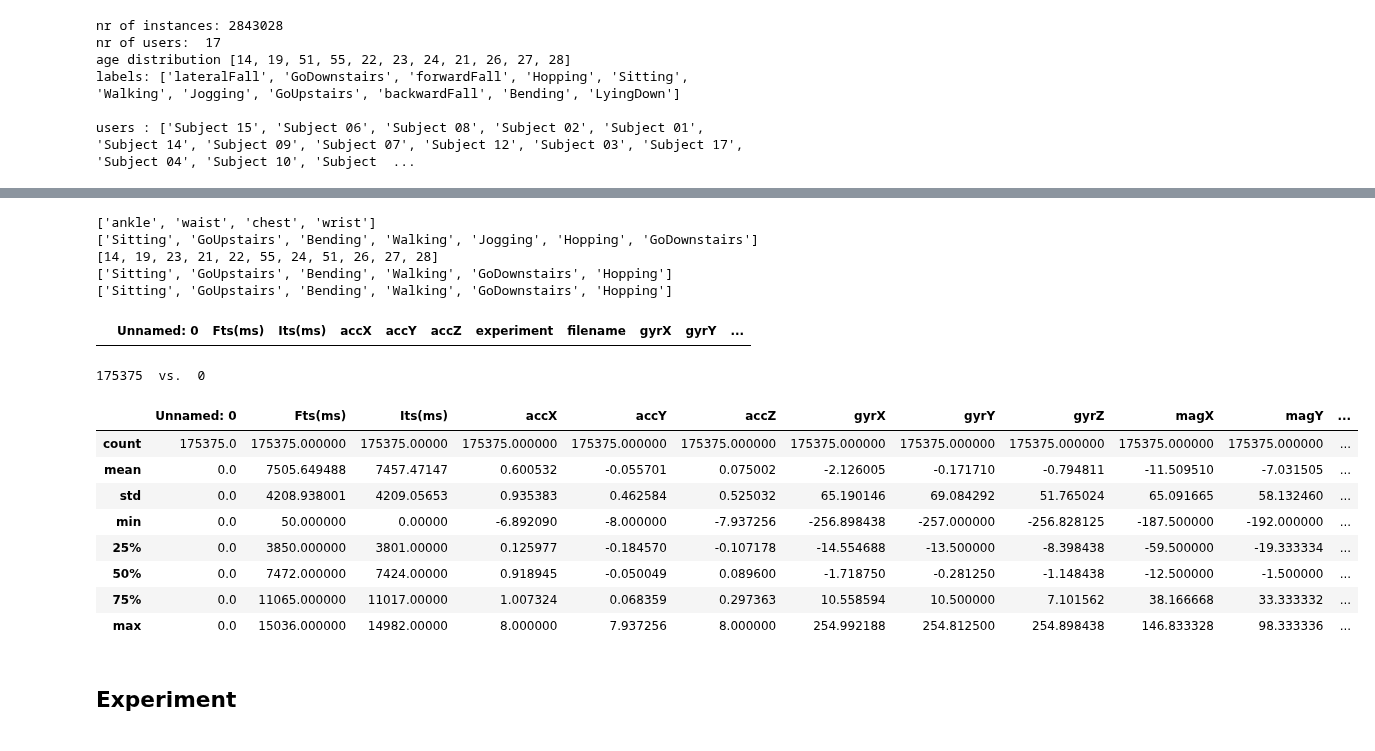
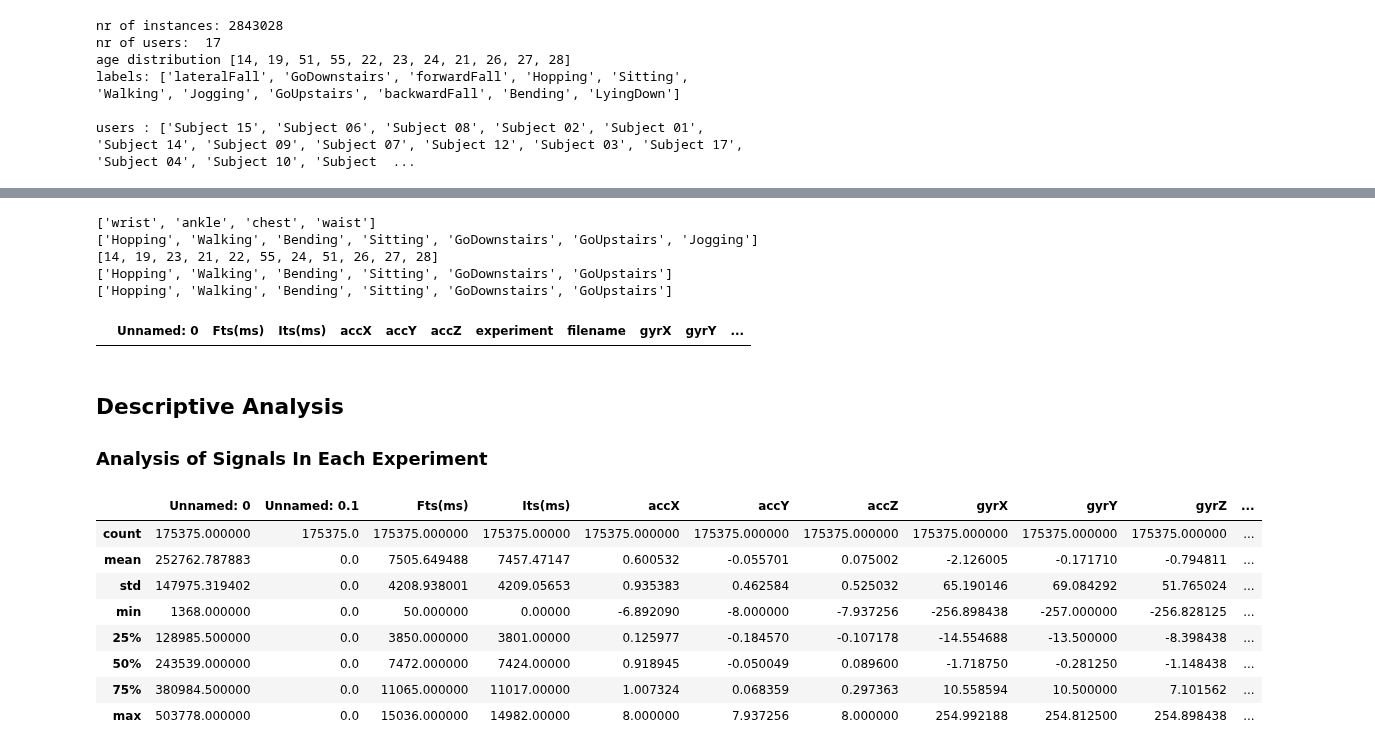
Before and after one commit to pbmiguel/py-har, a Jupyter notebook: TASKS/T1/pre-processing/2016-ANSAMO/2016-ANSAMO-preprocessing-final-version.ipynb, the cells around one changed output, grey strips where cells are left out. Saved outputs shown, nothing was run; the diff lists cells and outputs as text; code cells hidden in the pictures.

Commit message:
edit. descriptive analysis script; issue #1

```diff
--- a/TASKS/T1/pre-processing/2016-ANSAMO/2016-ANSAMO-preprocessing-final-version.ipynb
+++ b/TASKS/T1/pre-processing/2016-ANSAMO/2016-ANSAMO-preprocessing-final-version.ipynb
@@ -645,21 +646,11 @@ print(labels)
 old = all_values_2[all_values_2['userAge'].isin(['51'])];
 labels = list(set(old['label']))
 print(labels)
-all_values_2.head(0)
 # %% [output]
-['ankle', 'waist', 'chest', 'wrist']
-['Sitting', 'GoUpstairs', 'Bending', 'Walking', 'Jogging', 'Hopping', 'GoDownstairs']
+['wrist', 'ankle', 'chest', 'waist']
+['Hopping', 'Walking', 'Bending', 'Sitting', 'GoDownstairs', 'GoUpstairs', 'Jogging']
 [14, 19, 23, 21, 22, 55, 24, 51, 26, 27, 28]
-['Sitting', 'GoUpstairs', 'Bending', 'Walking', 'GoDownstairs', 'Hopping']
-['Sitting', 'GoUpstairs', 'Bending', 'Walking', 'GoDownstairs', 'Hopping']
+['Hopping', 'Walking', 'Bending', 'Sitting', 'GoDownstairs', 'GoUpstairs']
+['Hopping', 'Walking', 'Bending', 'Sitting', 'GoDownstairs', 'GoUpstairs']
 |  | Unnamed: 0 | Fts(ms) | Its(ms) | accX | accY | accZ | experiment | filename | gyrX | gyrY | ... |
-# %%
-# remove lines with incomplete signal values
-incomple_lines = 0
-for index, line in all_values_2.iterrows():
-    if line['accX'] == -1 and line['gyrX'] == -1 and line['magX'] == -1:
-        incomple_lines +=1;
-print(len(all_values_2) , " vs. " , incomple_lines)
-# %% [output]
-175375  vs.  0
 # %%
@@ -667,14 +658,19 @@ all_values_2.to_csv("t1-3_all_values_50ms.csv");
+# %% [markdown]
+## Descriptive Analysis
+### Analysis of Signals In Each Experiment
+# %%
+import numpy as np # linear algebra
+import pandas as pd # data processing, CSV file I/O (e.g. pd.read_csv)
+all_values = pd.read_csv("./Dataset/ansamo/t1-3_all_values_50ms.csv");
 # %%
-all_values_2.describe()
+all_values.describe()
 # %% [output]
-|  | Unnamed: 0 | Fts(ms) | Its(ms) | accX | accY | accZ | gyrX | gyrY | gyrZ | magX | magY | ... |
-| count | 175375.0 | 175375.000000 | 175375.00000 | 175375.000000 | 175375.000000 | 175375.000000 | 175375.000000 | 175375.000000 | 175375.000000 | 175375.000000 | 175375.000000 | ... |
-| mean | 0.0 | 7505.649488 | 7457.47147 | 0.600532 | -0.055701 | 0.075002 | -2.126005 | -0.171710 | -0.794811 | -11.509510 | -7.031505 | ... |
-| std | 0.0 | 4208.938001 | 4209.05653 | 0.935383 | 0.462584 | 0.525032 | 65.190146 | 69.084292 | 51.765024 | 65.091665 | 58.132460 | ... |
-| min | 0.0 | 50.000000 | 0.00000 | -6.892090 | -8.000000 | -7.937256 | -256.898438 | -257.000000 | -256.828125 | -187.500000 | -192.000000 | ... |
-| 25% | 0.0 | 3850.000000 | 3801.00000 | 0.125977 | -0.184570 | -0.107178 | -14.554688 | -13.500000 | -8.398438 | -59.500000 | -19.333334 | ... |
-| 50% | 0.0 | 7472.000000 | 7424.00000 | 0.918945 | -0.050049 | 0.089600 | -1.718750 | -0.281250 | -1.148438 | -12.500000 | -1.500000 | ... |
-| 75% | 0.0 | 11065.000000 | 11017.00000 | 1.007324 | 0.068359 | 0.297363 | 10.558594 | 10.500000 | 7.101562 | 38.166668 | 33.333332 | ... |
-| max | 0.0 | 15036.000000 | 14982.00000 | 8.000000 | 7.937256 | 8.000000 | 254.992188 | 254.812500 | 254.898438 | 146.833328 | 98.333336 | ... |
+|  | Unnamed: 0 | Unnamed: 0.1 | Fts(ms) | Its(ms) | accX | accY | accZ | gyrX | gyrY | gyrZ | ... |
+| count | 175375.000000 | 175375.0 | 175375.000000 | 175375.00000 | 175375.000000 | 175375.000000 | 175375.000000 | 175375.000000 | 175375.000000 | 175375.000000 | ... |
+| mean | 252762.787883 | 0.0 | 7505.649488 | 7457.47147 | 0.600532 | -0.055701 | 0.075002 | -2.126005 | -0.171710 | -0.794811 | ... |
+| std | 147975.319402 | 0.0 | 4208.938001 | 4209.05653 | 0.935383 | 0.462584 | 0.525032 | 65.190146 | 69.084292 | 51.765024 | ... |
+| min | 1368.000000 | 0.0 | 50.000000 | 0.00000 | -6.892090 | -8.000000 | -7.937256 | -256.898438 | -257.000000 | -256.828125 | ... |
+| 25% | 128985.500000 | 0.0 | 3850.000000 | 3801.00000 | 0.125977 | -0.184570 | -0.107178 | -14.554688 | -13.500000 | -8.398438 | ... |
+| 50% | 243539.000000 | 0.0 | 7472.000000 | 7424.00000 | 0.918945 | -0.050049 | 0.089600 | -1.718750 | -0.281250 | -1.148438 | ... |
+| 75% | 380984.500000 | 0.0 | 11065.000000 | 11017.00000 | 1.007324 | 0.068359 | 0.297363 | 10.558594 | 10.500000 | 7.101562 | ... |
+| max | 503778.000000 | 0.0 | 15036.000000 | 14982.00000 | 8.000000 | 7.937256 | 8.000000 | 254.992188 | 254.812500 | 254.898438 | ... |
-# %% [markdown]
-## Experiment
```
Also changed, not shown: parts of 23 cells of this notebook, 5 other files.
